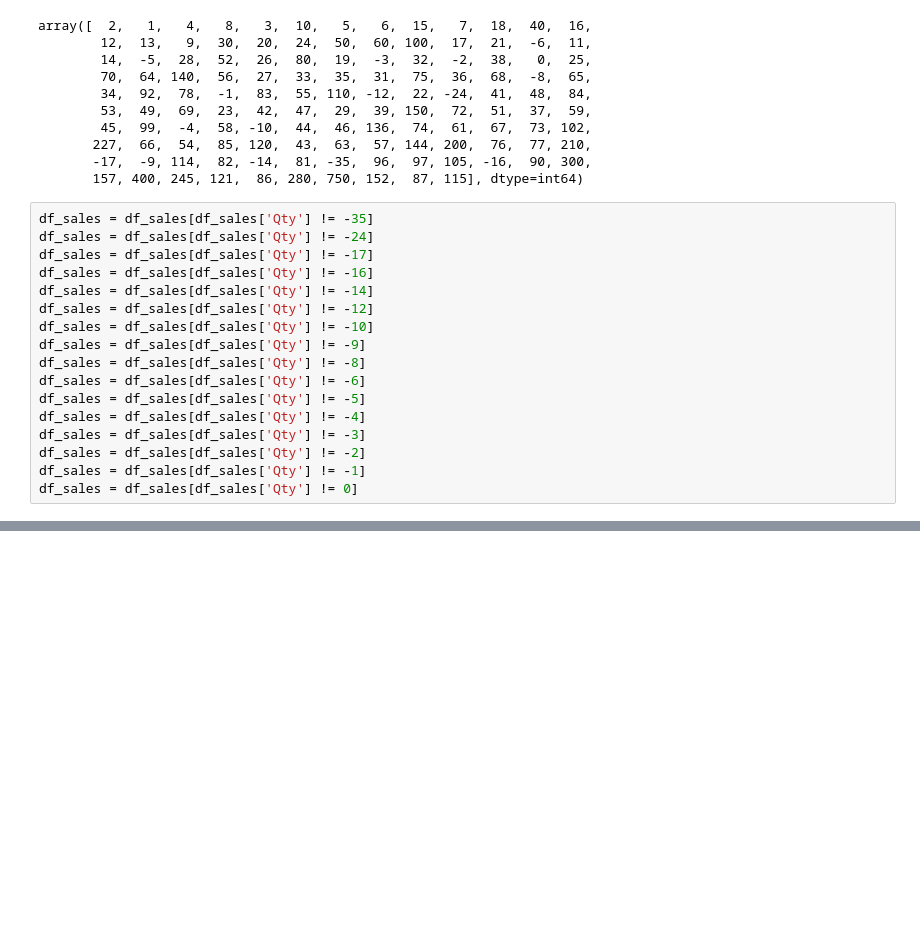
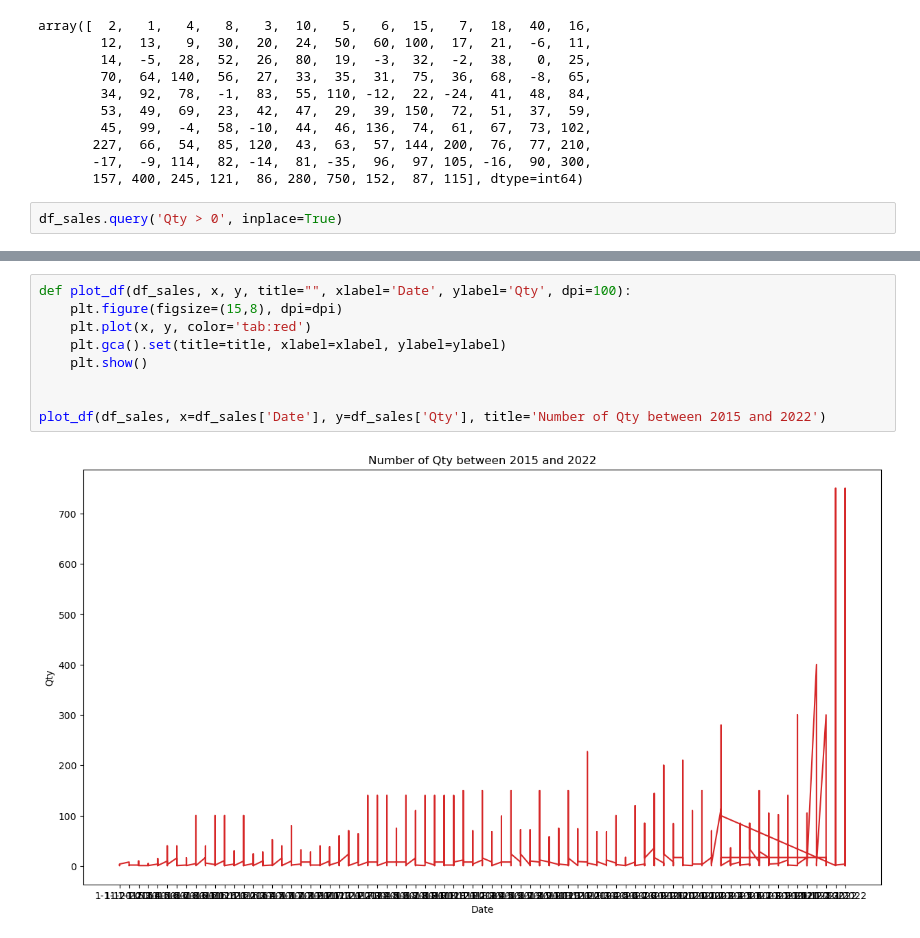
Before and after one commit to Rushayeal/Dissertation, a Jupyter notebook: Source/Regression Model.ipynb, the cells around one changed output, grey strips where cells are left out. Saved outputs shown, nothing was run; the diff lists cells and outputs as text; blank space fills up the shorter version.

```diff
--- a/Source/Regression Model.ipynb
+++ b/Source/Regression Model.ipynb
@@ -73,23 +61,8 @@ array([  2,   1,   4,   8,   3,  10,   5,   6,  15,   7,  18,  40,  16,
        227,  66,  54,  85, 120,  43,  63,  57, 144, 200,  76,  77, 210,
        -17,  -9, 114,  82, -14,  81, -35,  96,  97, 105, -16,  90, 300,
        157, 400, 245, 121,  86, 280, 750, 152,  87, 115], dtype=int64)
-# %%
-df_sales = df_sales[df_sales['Qty'] != -35]
-df_sales = df_sales[df_sales['Qty'] != -24]
-df_sales = df_sales[df_sales['Qty'] != -17]
-df_sales = df_sales[df_sales['Qty'] != -16]
-df_sales = df_sales[df_sales['Qty'] != -14]
-df_sales = df_sales[df_sales['Qty'] != -12]
-df_sales = df_sales[df_sales['Qty'] != -10]
-df_sales = df_sales[df_sales['Qty'] != -9]
-df_sales = df_sales[df_sales['Qty'] != -8]
-df_sales = df_sales[df_sales['Qty'] != -6]
-df_sales = df_sales[df_sales['Qty'] != -5]
-df_sales = df_sales[df_sales['Qty'] != -4]
-df_sales = df_sales[df_sales['Qty'] != -3]
-df_sales = df_sales[df_sales['Qty'] != -2]
-df_sales = df_sales[df_sales['Qty'] != -1]
-df_sales = df_sales[df_sales['Qty'] != 0]
+# %%
+df_sales.query('Qty > 0', inplace=True)
 # %%
 df_sales['Qty'].unique()
 # %% [output]
@@ -104,0 +88,11 @@ array([  2,   1,   4,   8,   3,  10,   5,   6,  15,   7,  18,  40,  16,
+# %%
+def plot_df(df_sales, x, y, title="", xlabel='Date', ylabel='Qty', dpi=100):
+    plt.figure(figsize=(15,8), dpi=dpi)
+    plt.plot(x, y, color='tab:red')
+    plt.gca().set(title=title, xlabel=xlabel, ylabel=ylabel)
+    plt.show()
+
+
+plot_df(df_sales, x=df_sales['Date'], y=df_sales['Qty'], title='Number of Qty between 2015 and 2022')
+# %% [output]
+[figure, added]
```
Also changed, not shown: parts of 30 cells of this notebook, 2 other files.
